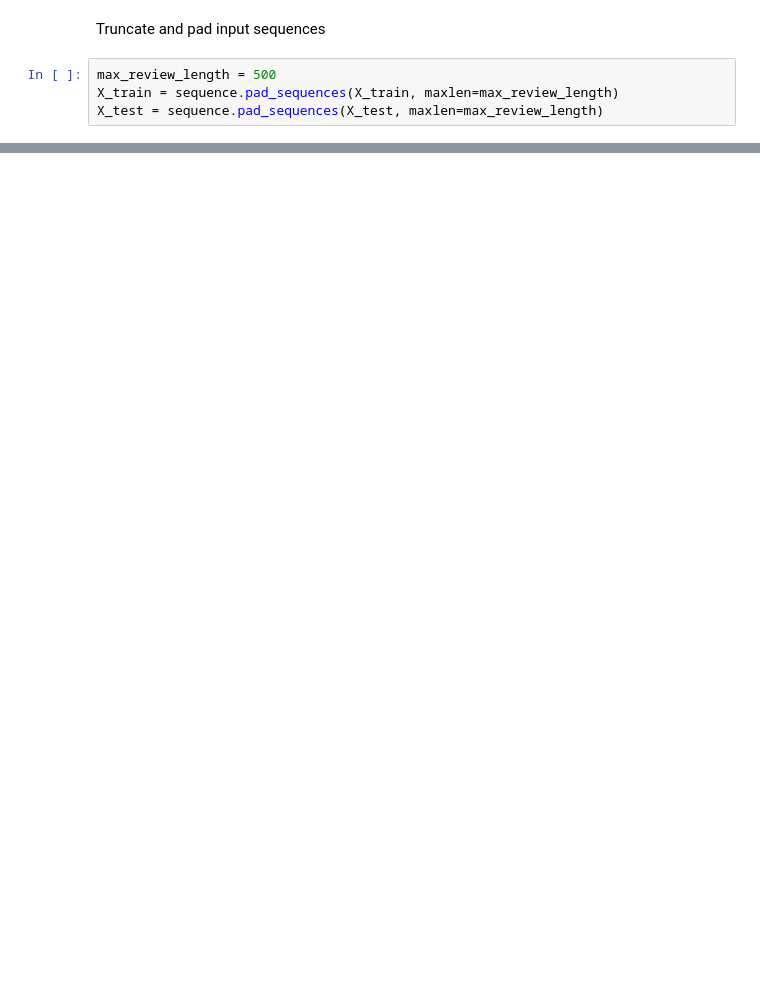
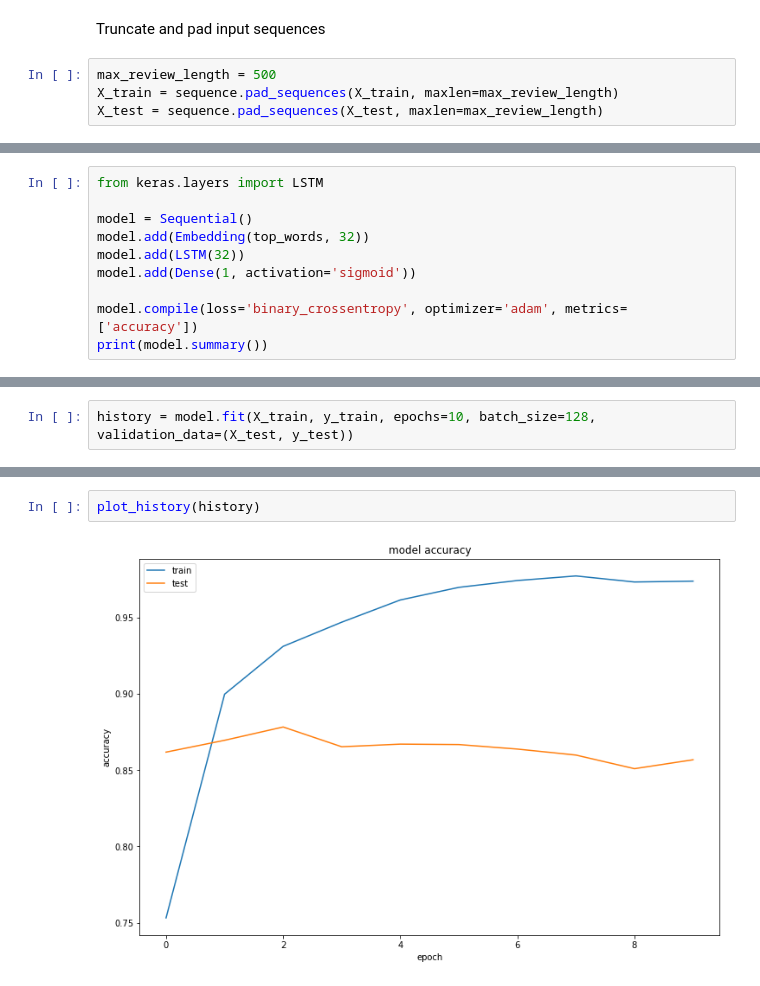
Before and after one commit to 2Change/rnn-project, a Jupyter notebook: tutorial/LSTM_on_IMDB.ipynb, the cells around one changed output, grey strips where cells are left out. Cells and saved outputs as stored; diff of their text form; blank space fills up the shorter version.

```diff
--- a/tutorial/LSTM_on_IMDB.ipynb
+++ b/tutorial/LSTM_on_IMDB.ipynb
@@ -87,0 +98,10 @@ Accuracy: 85.04%
+# %%
+from keras.layers import LSTM
+
+model = Sequential()
+model.add(Embedding(top_words, 32))
+model.add(LSTM(32))
+model.add(Dense(1, activation='sigmoid'))
+
+model.compile(loss='binary_crossentropy', optimizer='adam', metrics=['accuracy'])
+print(model.summary())
@@ -87,0 +123,2 @@ Accuracy: 85.04%
+# %%
+history = model.fit(X_train, y_train, epochs=10, batch_size=128, validation_data=(X_test, y_test))
@@ -87,0 +143,4 @@ Accuracy: 85.04%
+# %%
+plot_history(history)
+# %% [output]
+[figure, added]
```
Also changed, not shown: parts of 17 cells of this notebook, 22 other files.
